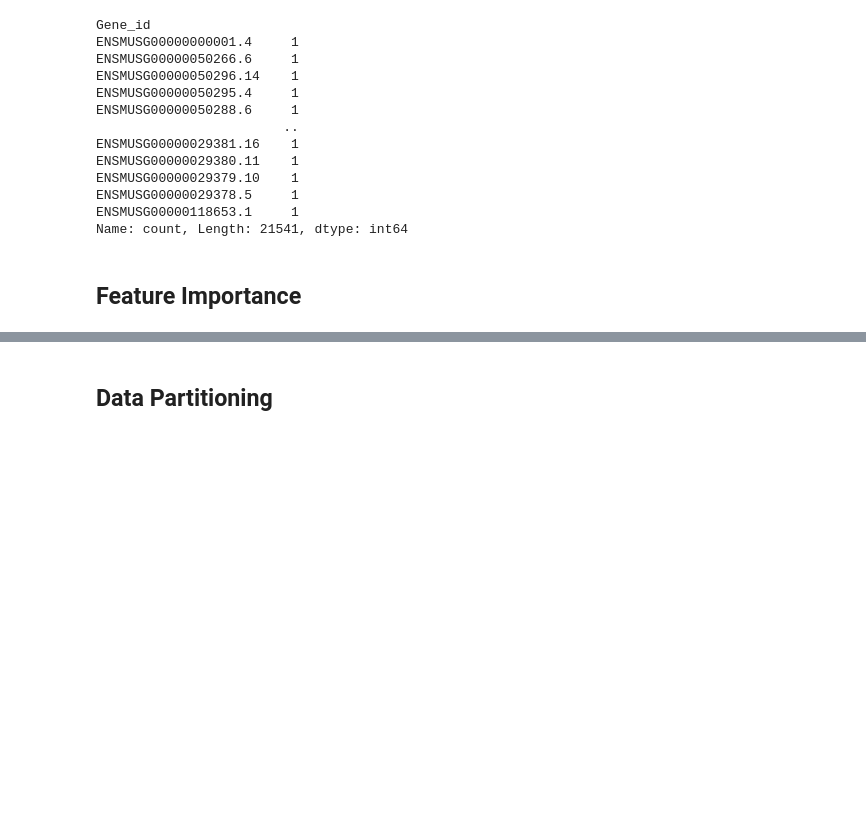
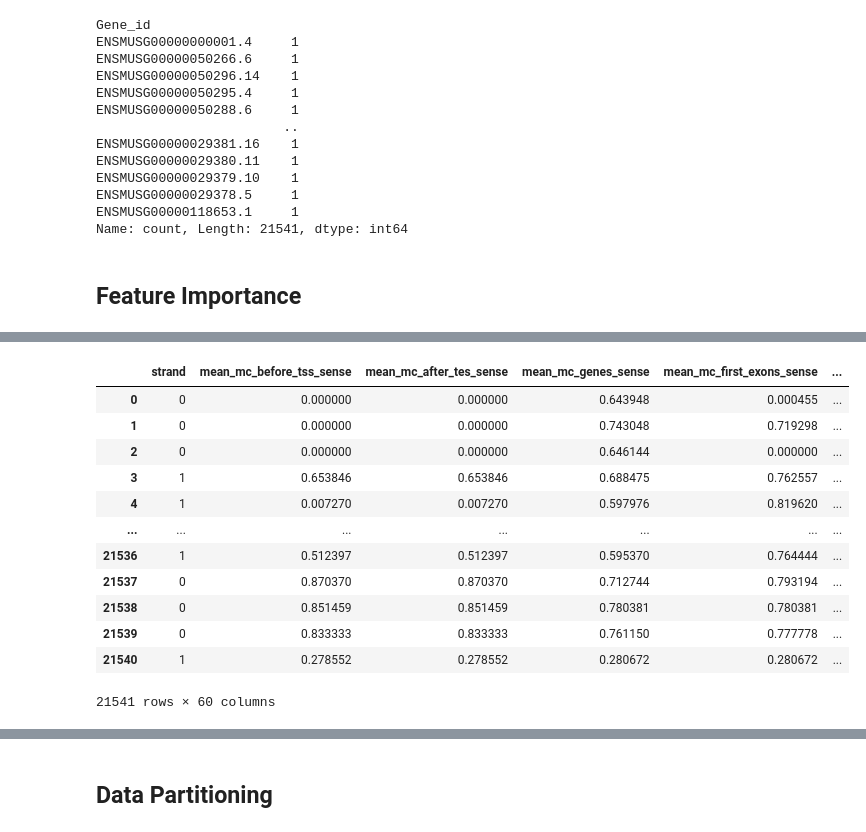
Before and after one commit to nicolawongch/gene_expression_prediction, a Jupyter notebook: methylation_analysis/modality.ipynb, the cells around one changed output, grey strips where cells are left out. Cells and saved outputs as stored; diff of their text form; code cells hidden in the pictures; blank space fills up the shorter version.

```diff
--- a/methylation_analysis/modality.ipynb
+++ b/methylation_analysis/modality.ipynb
@@ -1277,14 +1278,15 @@ df_expression_clean
 21541 rows × 7 columns
 # %%
 # TODO: remove other columns from TPM df apart from TPM and Gene_id
+df_expression_clean = df_expression_clean[["Gene_id", "TPM", "strand"]]
 
-df_features_expression1 = pd.merge(
+df_features_expression = pd.merge(
     df_features,
     df_expression_clean,
     on=["Gene_id","strand"],
     how="inner",
 )
-df_features_expression1
+df_features_expression
 # %% [output]
 |  | Gene_id | strand | mean_mc_before_tss_sense | mean_mc_after_tes_sense | mean_mc_genes_sense | ... |
 | 0 | ENSMUSG00000000001.4 | - | 0.000000 | 0.000000 | 0.643948 | ... |
@@ -1318,7 +1320,7 @@ Name: count, Length: 21541, dtype: int64
 # %% [markdown]
 ## Feature Importance
 # %%
-features = df_features_expression1.drop(["Gene_id", "Name"], axis=1)
+features = df_features_expression.drop(["Gene_id"], axis=1)
 # %%
 features["strand"] = features["strand"].replace('+', 1)
 features["strand"] = features["strand"].replace('-', 0)
@@ -1371 +1409,27 @@ KeyboardInterrupt:
+# %%
+# fill na values with 0 in all columns
+clean_features = clean_features.fillna(0)
+
+# fill na values with 0 in range_length columns
+range_length_columns = [col for col in clean_features.columns if "range_length" in col]
+clean_features[range_length_columns] = clean_features[range_length_columns].fillna(0)
+
+# standardize the data in range_length columns
+from sklearn.preprocessing import MinMaxScaler
+clean_features[range_length_columns] = MinMaxScaler().fit_transform(clean_features[range_length_columns])
+clean_features
+# %% [output]
+|  | strand | mean_mc_before_tss_sense | mean_mc_after_tes_sense | mean_mc_genes_sense | mean_mc_first_exons_sense | ... |
+| 0 | 0 | 0.000000 | 0.000000 | 0.643948 | 0.000455 | ... |
+| 1 | 0 | 0.000000 | 0.000000 | 0.743048 | 0.719298 | ... |
+| 2 | 0 | 0.000000 | 0.000000 | 0.646144 | 0.000000 | ... |
+| 3 | 1 | 0.653846 | 0.653846 | 0.688475 | 0.762557 | ... |
+| 4 | 1 | 0.007270 | 0.007270 | 0.597976 | 0.819620 | ... |
+| ... | ... | ... | ... | ... | ... | ... |
+| 21536 | 1 | 0.512397 | 0.512397 | 0.595370 | 0.764444 | ... |
+| 21537 | 0 | 0.870370 | 0.870370 | 0.712744 | 0.793194 | ... |
+| 21538 | 0 | 0.851459 | 0.851459 | 0.780381 | 0.780381 | ... |
+| 21539 | 0 | 0.833333 | 0.833333 | 0.761150 | 0.777778 | ... |
+| 21540 | 1 | 0.278552 | 0.278552 | 0.280672 | 0.280672 | ... |
+21541 rows × 60 columns
 # %%
```
Also changed, not shown: parts of 19 cells of this notebook, 1 other file.
